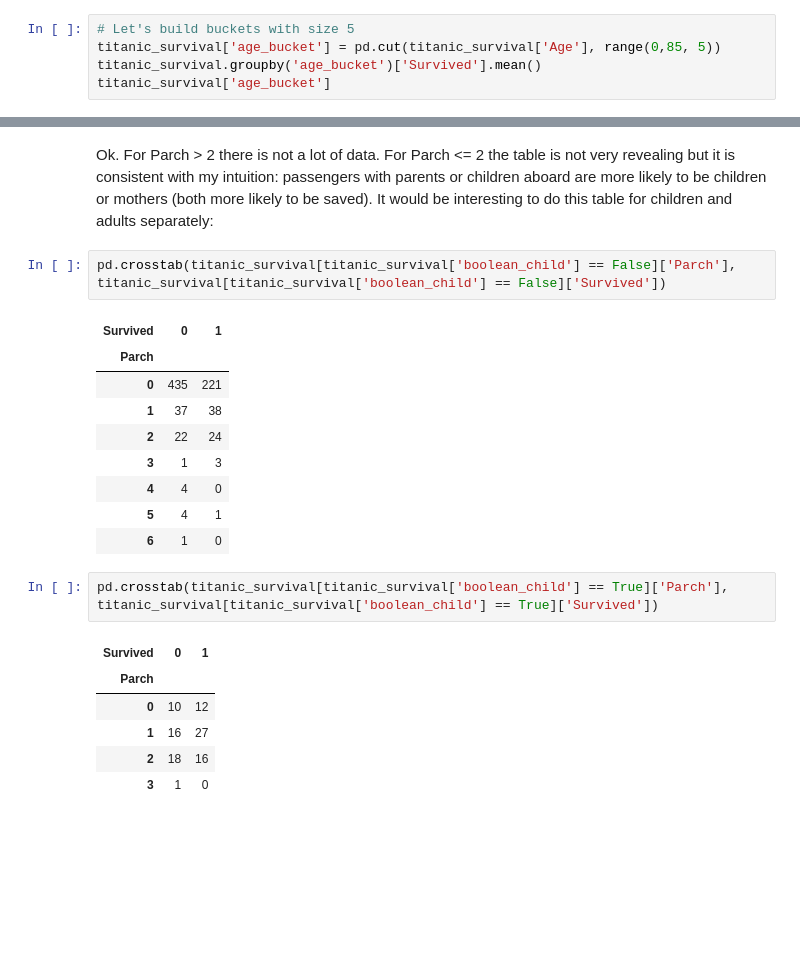
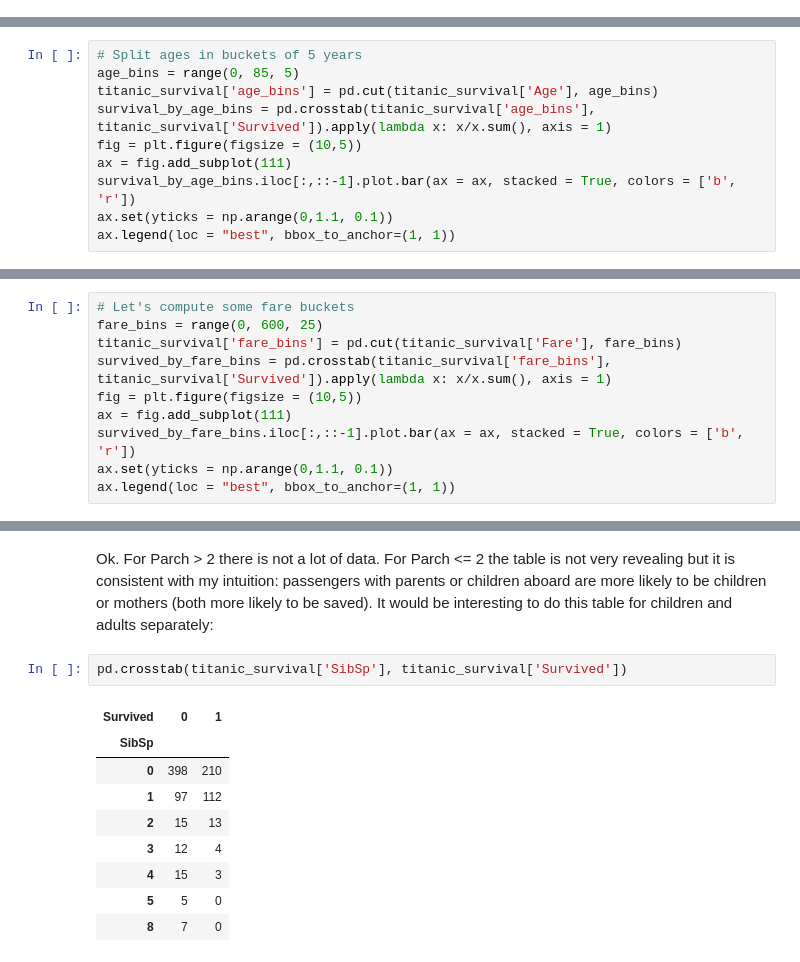
Before and after one commit to jboludae/DAND_project_2, a Jupyter notebook: titanic_survival_analysis.ipynb, the cells around one changed output, grey strips where cells are left out. Drawn from its saved outputs; the diff is of its cells as text; blank space fills up the shorter version.

```diff
--- a/titanic_survival_analysis.ipynb
+++ b/titanic_survival_analysis.ipynb
@@ -396,5 +430,0 @@ There are other ways to split by age. We could, for example, build buckets with
-# %%
-# Let's build buckets with size 5
-titanic_survival['age_bucket'] = pd.cut(titanic_survival['Age'], range(0,85, 5))
-titanic_survival.groupby('age_bucket')['Survived'].mean()
-titanic_survival['age_bucket']
@@ -420,0 +435,10 @@ From this data it seems that probabilities of surviving were higher for children
+# %%
+# Split ages in buckets of 5 years
+age_bins = range(0, 85, 5)
+titanic_survival['age_bins'] = pd.cut(titanic_survival['Age'], age_bins)
+survival_by_age_bins = pd.crosstab(titanic_survival['age_bins'], titanic_survival['Survived']).apply(lambda x: x/x.sum(), axis = 1)
+fig = plt.figure(figsize = (10,5))
+ax = fig.add_subplot(111)
+survival_by_age_bins.iloc[:,::-1].plot.bar(ax = ax, stacked = True, colors = ['b', 'r'])
+ax.set(yticks = np.arange(0,1.1, 0.1))
+ax.legend(loc = "best", bbox_to_anchor=(1, 1))
@@ -460,0 +496,10 @@ It seems that 1st class passengers had an advantage. However, we should be cauti
+# %%
+# Let's compute some fare buckets
+fare_bins = range(0, 600, 25)
+titanic_survival['fare_bins'] = pd.cut(titanic_survival['Fare'], fare_bins)
+survived_by_fare_bins = pd.crosstab(titanic_survival['fare_bins'], titanic_survival['Survived']).apply(lambda x: x/x.sum(), axis = 1)
+fig = plt.figure(figsize = (10,5))
+ax = fig.add_subplot(111)
+survived_by_fare_bins.iloc[:,::-1].plot.bar(ax = ax, stacked = True, colors = ['b', 'r'])
+ax.set(yticks = np.arange(0,1.1, 0.1))
+ax.legend(loc = "best", bbox_to_anchor=(1, 1))
@@ -488,23 +541,14 @@ pd.crosstab(titanic_survival['Parch'], titanic_survival['Survived']).apply(lambd
 Ok. For Parch > 2 there is not a lot of data. For Parch <= 2 the table is not very revealing but it is consistent with my intuition: passengers with parents or children aboard are more likely to be children or mothers (both more likely to be saved).
 It would be interesting to do this table for children and adults separately:
 # %%
-pd.crosstab(titanic_survival[titanic_survival['boolean_child'] == False]['Parch'], titanic_survival[titanic_survival['boolean_child'] == False]['Survived'])
+pd.crosstab(titanic_survival['SibSp'], titanic_survival['Survived'])
 # %% [output]
 | Survived | 0 | 1 |
-| Parch |  |  |
-| 0 | 435 | 221 |
-| 1 | 37 | 38 |
-| 2 | 22 | 24 |
-| 3 | 1 | 3 |
-| 4 | 4 | 0 |
-| 5 | 4 | 1 |
-| 6 | 1 | 0 |
+| SibSp |  |  |
+| 0 | 398 | 210 |
+| 1 | 97 | 112 |
+| 2 | 15 | 13 |
+| 3 | 12 | 4 |
+| 4 | 15 | 3 |
+| 5 | 5 | 0 |
+| 8 | 7 | 0 |
-# %%
-pd.crosstab(titanic_survival[titanic_survival['boolean_child'] == True]['Parch'], titanic_survival[titanic_survival['boolean_child'] == True]['Survived'])
-# %% [output]
-| Survived | 0 | 1 |
-| Parch |  |  |
-| 0 | 10 | 12 |
-| 1 | 16 | 27 |
-| 2 | 18 | 16 |
-| 3 | 1 | 0 |
```
Also changed, not shown: parts of 46 cells of this notebook.
